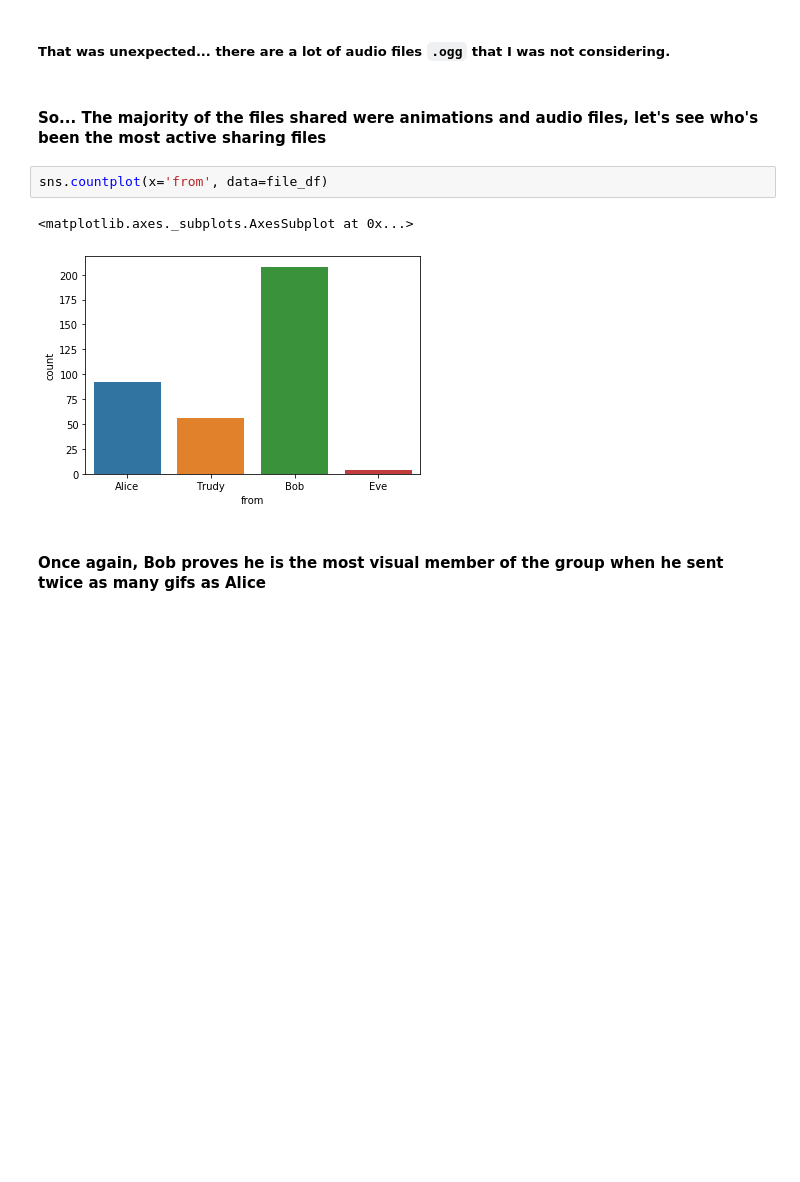
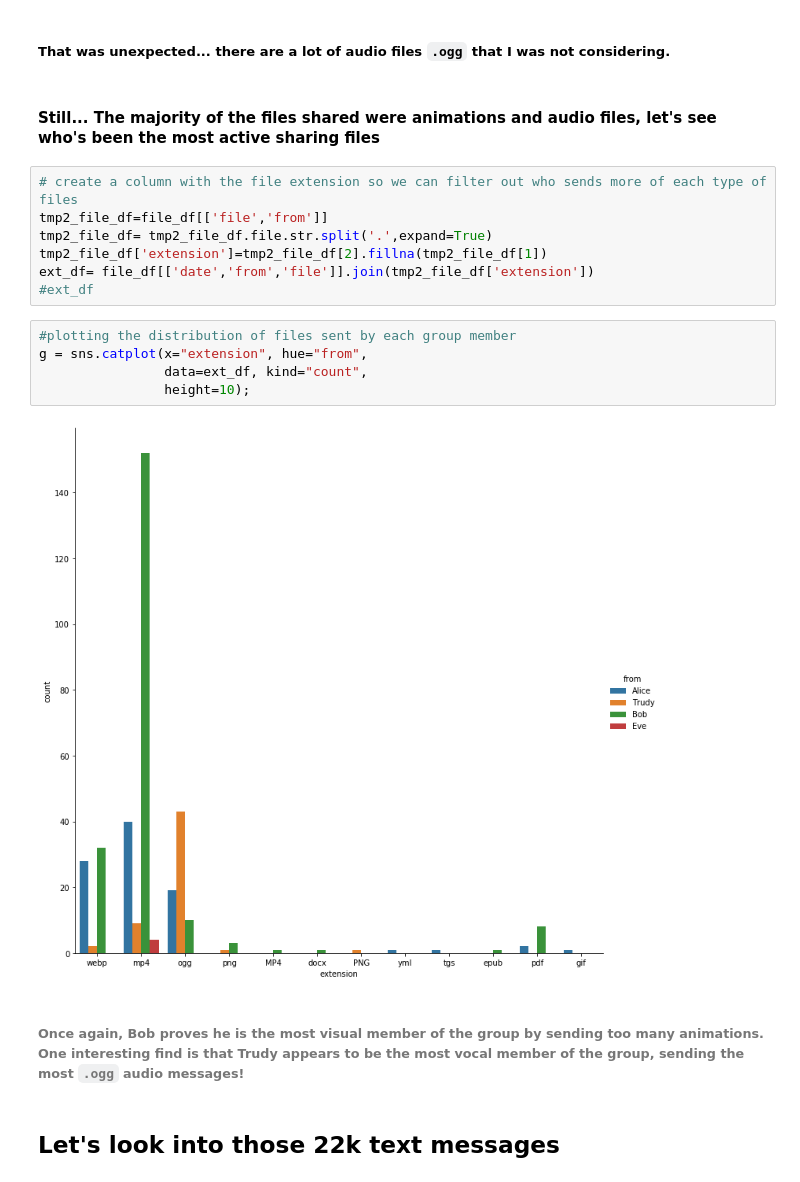
Before and after one commit to galimba/telegram-group-analytics, a Jupyter notebook: terapia_de_grupo.ipynb, the cells around one changed output. Drawn from its saved outputs; the diff is of its cells as text; blank space fills up the shorter version.

```diff
--- a/terapia_de_grupo.ipynb
+++ b/terapia_de_grupo.ipynb
@@ -302,14 +313,25 @@ plt.show()
 # %% [markdown]
 ##### That was unexpected... there are a lot of audio files `.ogg` that I was not considering.
 # %% [markdown]
-#### So... The majority of the files shared were animations and audio files, let's see who's been the most active sharing files
+#### Still... The majority of the files shared were animations and audio files, let's see who's been the most active sharing files
-# %%
-sns.countplot(x='from', data=file_df)
-# %% [output]
-<matplotlib.axes._subplots.AxesSubplot at 0x...>
-[figure, removed]
+# %%
+# create a column with the file extension so we can filter out who sends more of each type of files
+tmp2_file_df=file_df[['file','from']]
+tmp2_file_df= tmp2_file_df.file.str.split('.',expand=True)
+tmp2_file_df['extension']=tmp2_file_df[2].fillna(tmp2_file_df[1])
+ext_df= file_df[['date','from','file']].join(tmp2_file_df['extension'])
+#ext_df
+# %%
+#plotting the distribution of files sent by each group member
+g = sns.catplot(x="extension", hue="from",
+                data=ext_df, kind="count",
+                height=10);
+# %% [output]
+[figure, added]
 # %% [markdown]
-#### Once again, Bob proves he is the most visual member of the group when he sent twice as many gifs as Alice
+###### Once again, Bob proves he is the most visual member of the group by sending too many animations. One interesting find is that Trudy appears to be the most vocal member of the group, sending the most `.ogg` audio messages!
+# %% [markdown]
+## Let's look into those 22k text messages
 # %%
 #TODO:
 # Explore the `text` based messages (22k messages should be the most juicy data)
```
Also changed, not shown: parts of 19 cells of this notebook.
